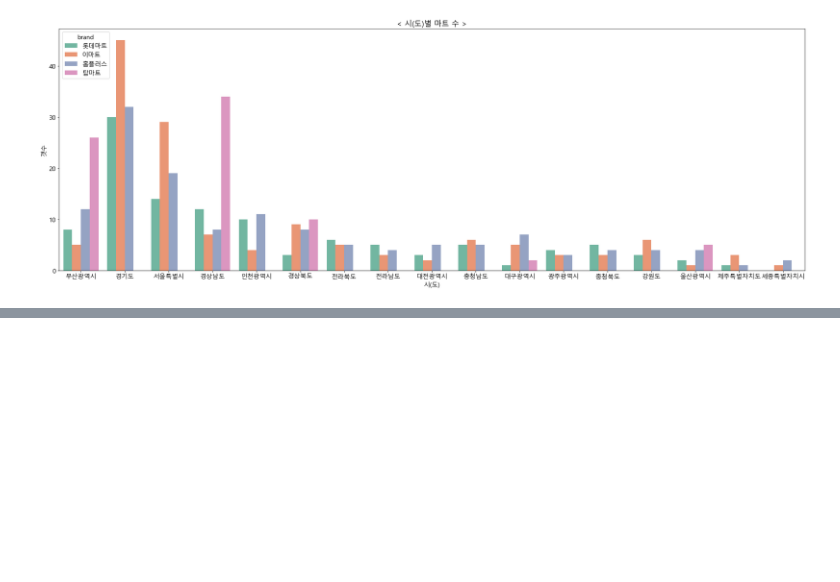
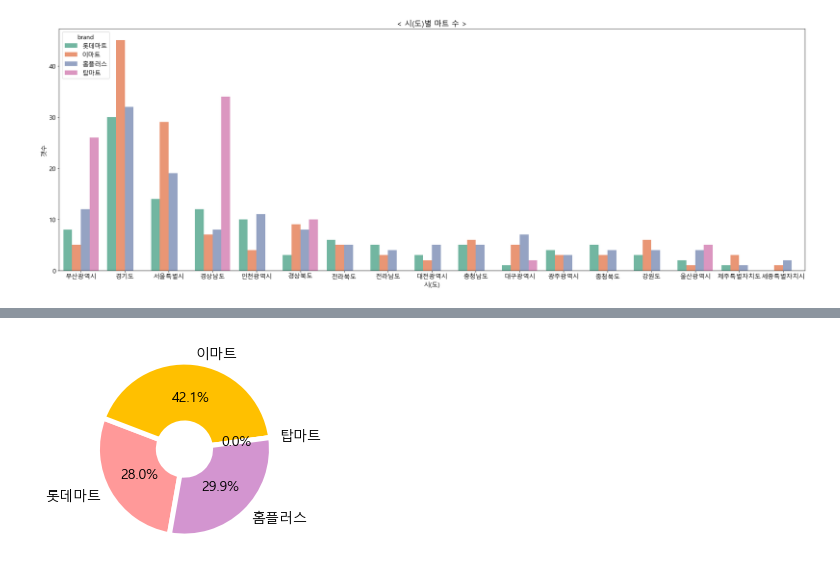
Before and after one commit to sohee0/4Mart, a Jupyter notebook: total/data_chart.ipynb, the cells around one changed output, grey strips where cells are left out. Cells and saved outputs as stored; diff of their text form; code cells hidden in the pictures; blank space fills up the shorter version.

```diff
--- a/total/data_chart.ipynb
+++ b/total/data_chart.ipynb
@@ -144,0 +133,12 @@ plt.show()
+# %%
+import matplotlib.pyplot as plt
+
+ratio = [30, 45, 0, 32]
+labels = ['롯데마트', '이마트', '탑마트', '홈플러스']
+colors = ['#ff9999', '#ffc000', '#8fd9b6', '#d395d0']
+wedgeprops={'width': 0.7, 'edgecolor': 'w', 'linewidth': 5}
+
+plt.pie(ratio, labels=labels, autopct='%.1f%%', startangle=260, counterclock=False, colors=colors, wedgeprops=wedgeprops)
+plt.show()
+# %% [output]
+[figure, added]
```
Also changed, not shown: parts of 2 cells of this notebook, 1 other file.
